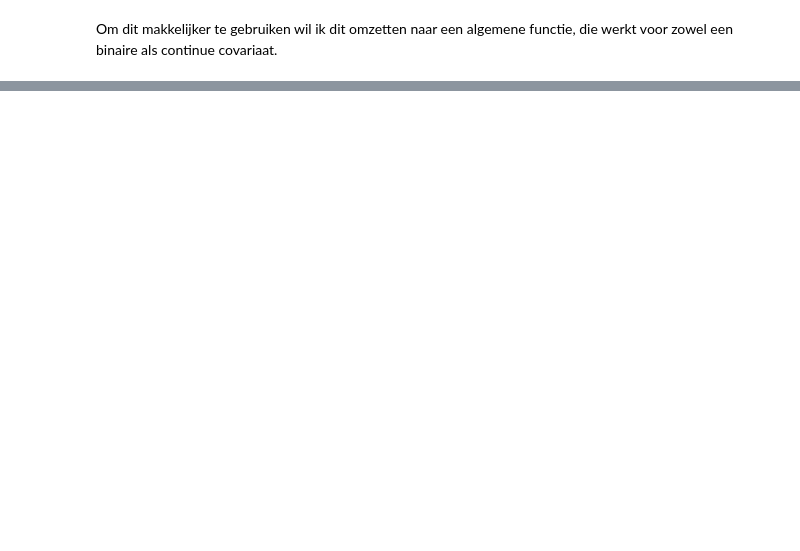
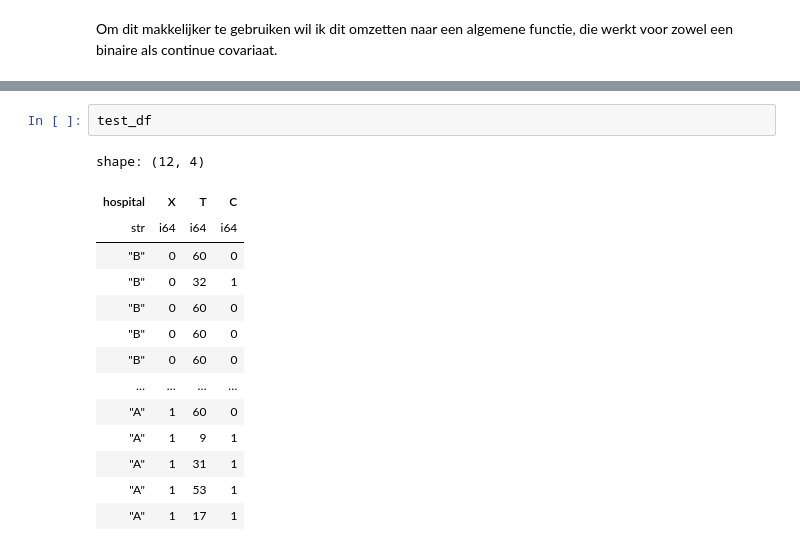
Before and after one commit to RamonReilman/cox_proportional_hazard, a Jupyter notebook: cox_proportional_hazard.ipynb, the cells around one changed output, grey strips where cells are left out. Saved outputs shown, nothing was run; the diff lists cells and outputs as text; blank space fills up the shorter version.

```diff
--- a/cox_proportional_hazard.ipynb
+++ b/cox_proportional_hazard.ipynb
@@ -587,0 +766,17 @@ Deze functie kan nu gebruikt worden om de negative log partial likelihood te ber
+# %%
+test_df
+# %% [output]
+shape: (12, 4)
+| hospital | X | T | C |
+| str | i64 | i64 | i64 |
+| "B" | 0 | 60 | 0 |
+| "B" | 0 | 32 | 1 |
+| "B" | 0 | 60 | 0 |
+| "B" | 0 | 60 | 0 |
+| "B" | 0 | 60 | 0 |
+| … | … | … | … |
+| "A" | 1 | 60 | 0 |
+| "A" | 1 | 9 | 1 |
+| "A" | 1 | 31 | 1 |
+| "A" | 1 | 53 | 1 |
+| "A" | 1 | 17 | 1 |
```
Also changed, not shown: parts of 28 cells of this notebook.
